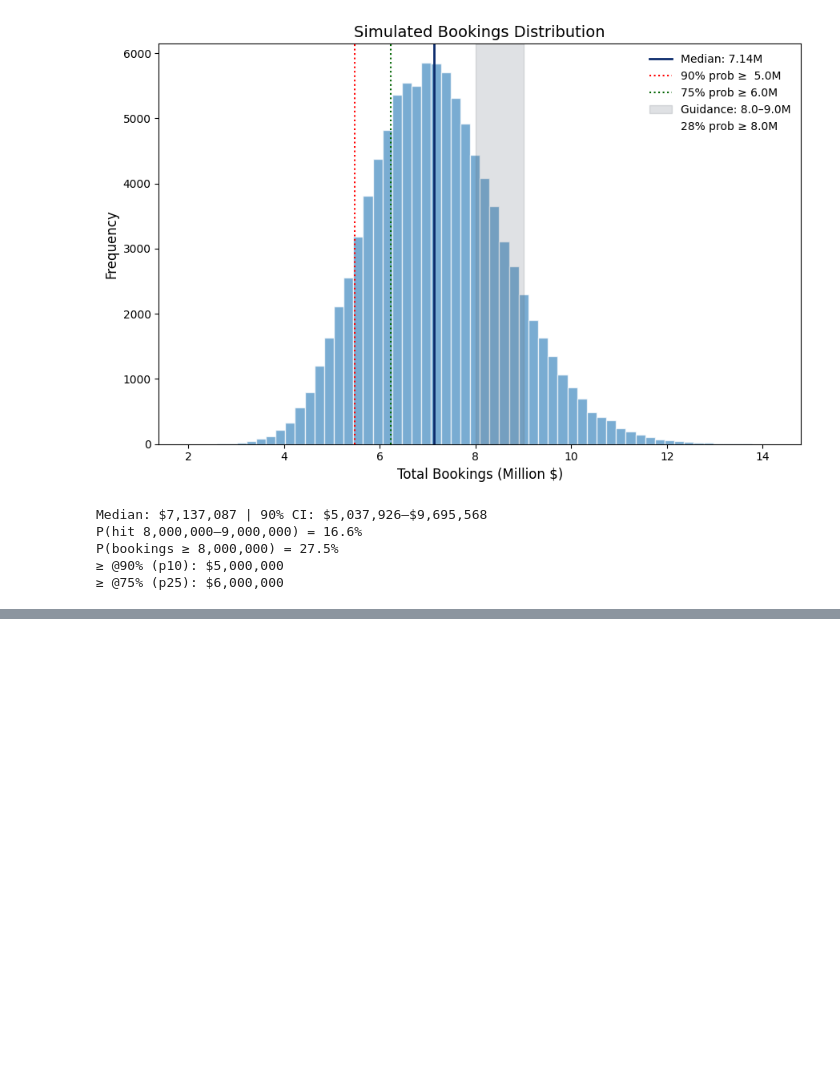
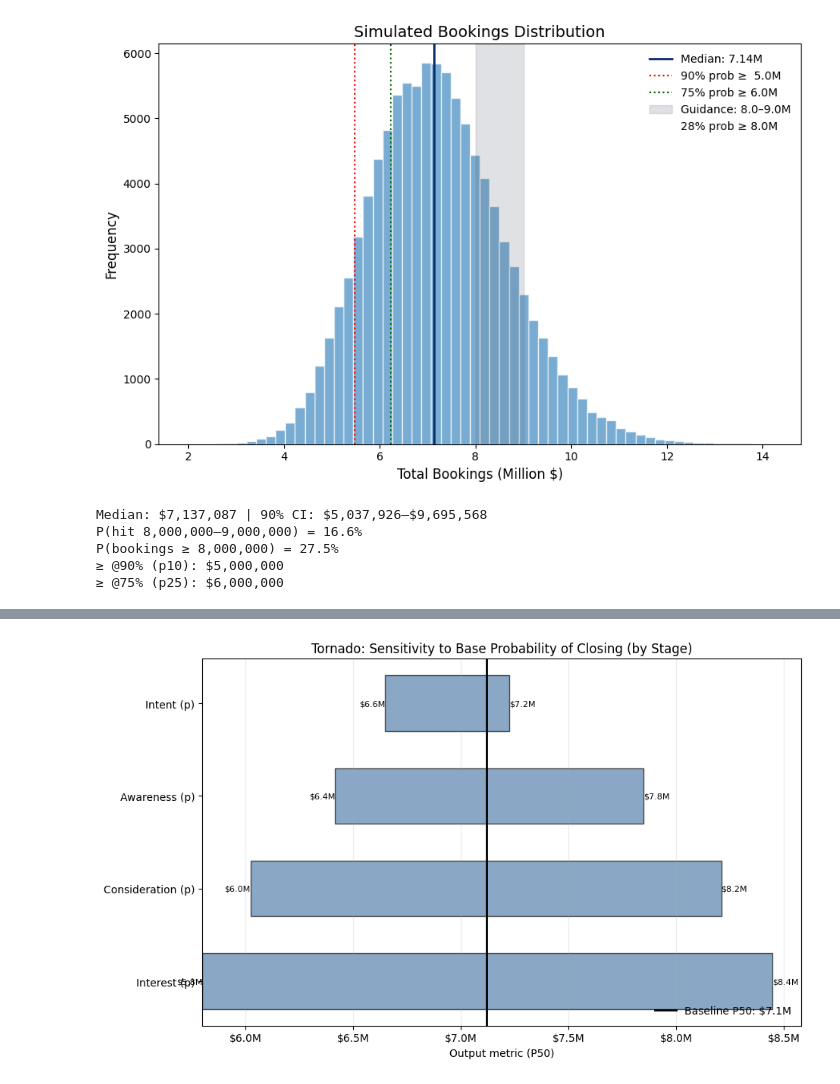
Before and after one commit to inlytica-Library/Dataset_Simple_Linear_Regression, a Jupyter notebook: sales_funnel_valuation.ipynb, the cells around one changed output, grey strips where cells are left out. Cells and saved outputs as stored; diff of their text form; code cells hidden in the pictures; blank space fills up the shorter version.

```diff
--- a/sales_funnel_valuation.ipynb
+++ b/sales_funnel_valuation.ipynb
@@ -300,0 +359,97 @@ plt.show()
+# %%
+# ----------------------------
+# Tornado: Probability of Closing by Stage (one-way sensitivity)
+# ----------------------------
+from matplotlib.ticker import FuncFormatter
+
+# Output metric
+METRIC = "P50"   # options: "P10", "P50", "P90", "MEAN"
+
+# How much to perturb each stage probability (multiplicative)
+LOW_MULT  = 0.50   # 50% of baseline p_j
+HIGH_MULT = 1.50   # 150% of baseline p_j
+
+# Optional: stage labels
+try:
+    stage_labels
+except NameError:
+    stage_labels = [f"Stage {i+1}" for i in range(stage_probabilities.size)]
+
+# Common random numbers (stable comparisons)
+CRN_SEED = 24601
+
+def summarize(totals, metric="P50"):
+    if metric == "P10": return np.percentile(totals, 10)
+    if metric == "P50": return np.percentile(totals, 50)
+    if metric == "P90": return np.percentile(totals, 90)
+    return totals.mean()
+
+def simulate_totals_with_stage_probs(stage_probs, seed=CRN_SEED):
+    """Re-simulate totals using given base stage probabilities (means).
+       Uses your current probability noise dial via concentration_factor_for_probability_of_closing().
+    """
+    rng_local = np.random.default_rng(seed)
+
+    # --- Close probabilities (respect your noise dial) ---
+    kappa = concentration_factor_for_probability_of_closing(stage_probs, probability_uncertainity)  # vector by stage
+    a = stage_probs * kappa
+    b = (1.0 - stage_probs) * kappa
+    win_probs_stage = rng_local.beta(a, b, size=(N, stage_probs.size))       # (N, S)
+    win_probs       = np.repeat(win_probs_stage, stage_counts, axis=1)       # (N, D)
+    wins            = rng_local.binomial(1, win_probs)
+
+    # --- Deal-size multipliers (keep same as your current model) ---
+    omega = omega_deal_size(stage_probabilities_expanded)                    # unchanged by this sensitivity
+    alpha_skew = alpha__deal_size(stage_probabilities_expanded)
+    mults = deal_value_multipliers(N, alpha_skew, omega, rng_local)          # (N, D)
+
+    totals = (wins * mults * deal_values).sum(axis=1)
+    return totals
+
+# Baseline
+baseline_totals = simulate_totals_with_stage_probs(stage_probabilities, seed=CRN_SEED)
+baseline_metric = summarize(baseline_totals, METRIC)
+
+# One-way sensitivities over stages
+factors, ranges = [], []
+for j, lbl in enumerate(stage_labels):
+    p_lo = stage_probabilities.copy()
+    p_hi = stage_probabilities.copy()
+
+    # multiplicative perturbation with clamping to (0,1)
+    p_lo[j] = np.clip(p_lo[j] * LOW_MULT, 1e-6, 1 - 1e-6)
+    p_hi[j] = np.clip(p_hi[j] * HIGH_MULT, 1e-6, 1 - 1e-6)
+
+    m_lo = summarize(simulate_totals_with_stage_probs(p_lo, seed=CRN_SEED), METRIC)
+    m_hi = summarize(simulate_totals_with_stage_probs(p_hi, seed=CRN_SEED), METRIC)
+
+    factors.append(f"{lbl} (p)")
+    ranges.append((min(m_lo, m_hi), max(m_lo, m_hi)))
+
+# Sort by effect width (largest on top)
+widths = np.array([hi - lo for (lo, hi) in ranges])
+order  = np.argsort(widths)[::-1]
+factors = [factors[i] for i in order]
+ranges  = [ranges[i]  for i in order]
+
+# Plot tornado
+y = np.arange(len(factors))
+fig, ax = plt.subplots(figsize=(9.5, 5.8))
+
+for i, (lo, hi) in enumerate(ranges):
+    ax.barh(y[i], hi - lo, left=lo, height=0.6, color="#4C78A8", alpha=0.65, edgecolor="black")
+    ax.text(lo, y[i], f"${lo/1e6:.1f}M", va="center", ha="right", fontsize=8)
+    ax.text(hi, y[i], f"${hi/1e6:.1f}M", va="center", ha="left",  fontsize=8)
+
+ax.axvline(baseline_metric, color="black", lw=2, label=f"Baseline {METRIC}: ${baseline_metric/1e6:.1f}M")
+ax.set_yticks(y)
+ax.set_yticklabels(factors)
+ax.xaxis.set_major_formatter(FuncFormatter(lambda v, pos: f"${v/1e6:.1f}M"))
+ax.set_xlabel(f"Output metric ({METRIC})")
+ax.set_title("Tornado: Sensitivity to Base Probability of Closing (by Stage)")
+ax.legend(loc="lower right", frameon=False)
+ax.grid(True, axis="x", alpha=0.25)
+plt.tight_layout()
+plt.show()
+# %% [output]
+[figure, added]
```
Also changed, not shown: parts of 7 cells of this notebook.
